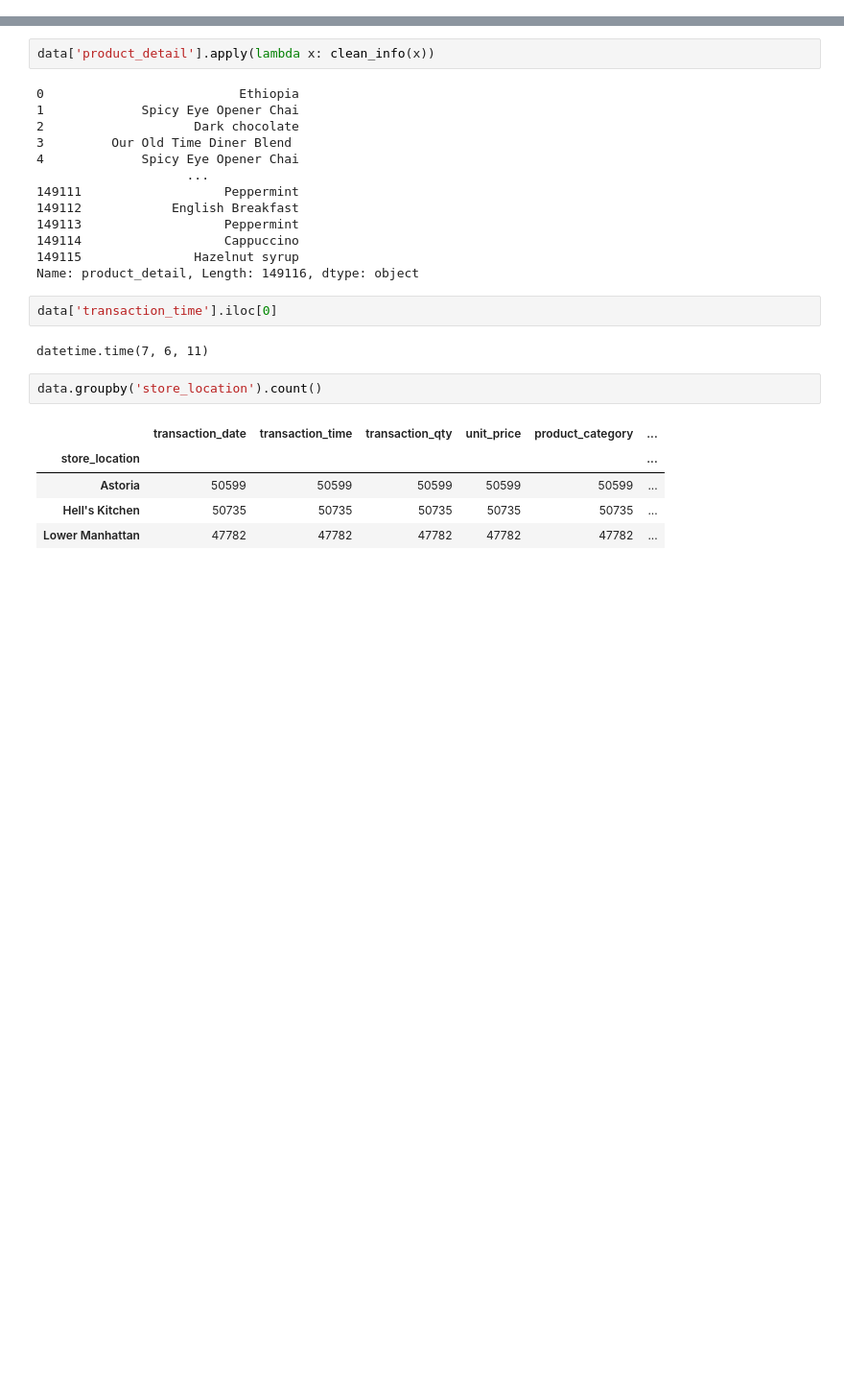
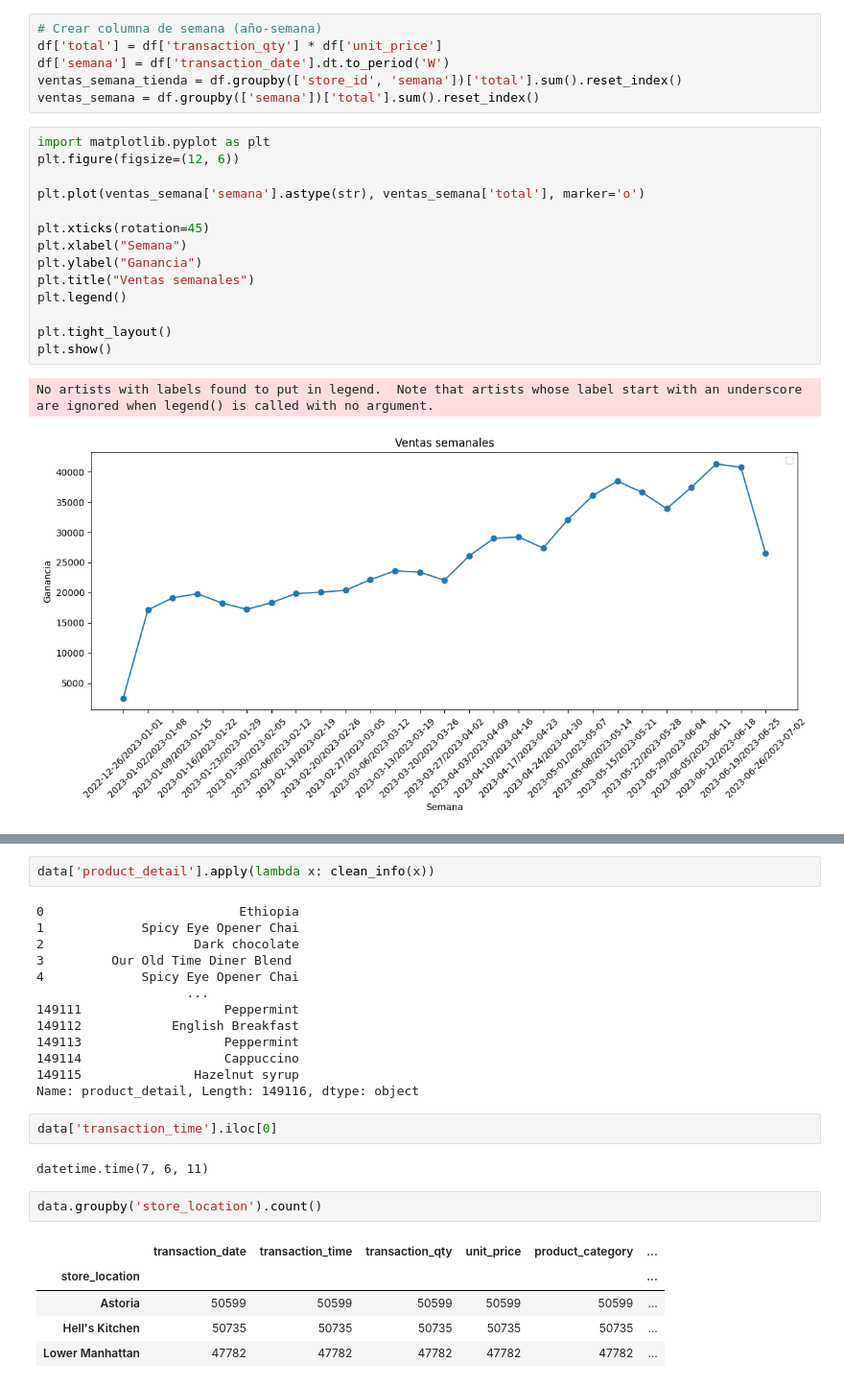
Before and after one commit to cinna-vk/Analisis-en-ventas-de-una-cafeteria, a Jupyter notebook: mineria_PIA.ipynb, the cells around one changed output, grey strips where cells are left out. Shown at 96% size. Saved outputs shown, nothing was run; the diff lists cells and outputs as text; blank space fills up the shorter version.

```diff
--- a/mineria_PIA.ipynb
+++ b/mineria_PIA.ipynb
@@ -9,0 +146,23 @@ Path to dataset files: C:\Users\Naomi\.cache\kagglehub\datasets\ahmedabbas757\co
+# %%
+# Crear columna de semana (año-semana)
+df['total'] = df['transaction_qty'] * df['unit_price']
+df['semana'] = df['transaction_date'].dt.to_period('W')
+ventas_semana_tienda = df.groupby(['store_id', 'semana'])['total'].sum().reset_index()
+ventas_semana = df.groupby(['semana'])['total'].sum().reset_index()
+# %%
+import matplotlib.pyplot as plt
+plt.figure(figsize=(12, 6))
+
+plt.plot(ventas_semana['semana'].astype(str), ventas_semana['total'], marker='o')
+
+plt.xticks(rotation=45)
+plt.xlabel("Semana")
+plt.ylabel("Ganancia")
+plt.title("Ventas semanales")
+plt.legend()
+
+plt.tight_layout()
+plt.show()
+# %% [output]
+No artists with labels found to put in legend.  Note that artists whose label start with an underscore are ignored when legend() is called with no argument.
+[figure, added]
```
Also changed, not shown: parts of 36 cells of this notebook.
